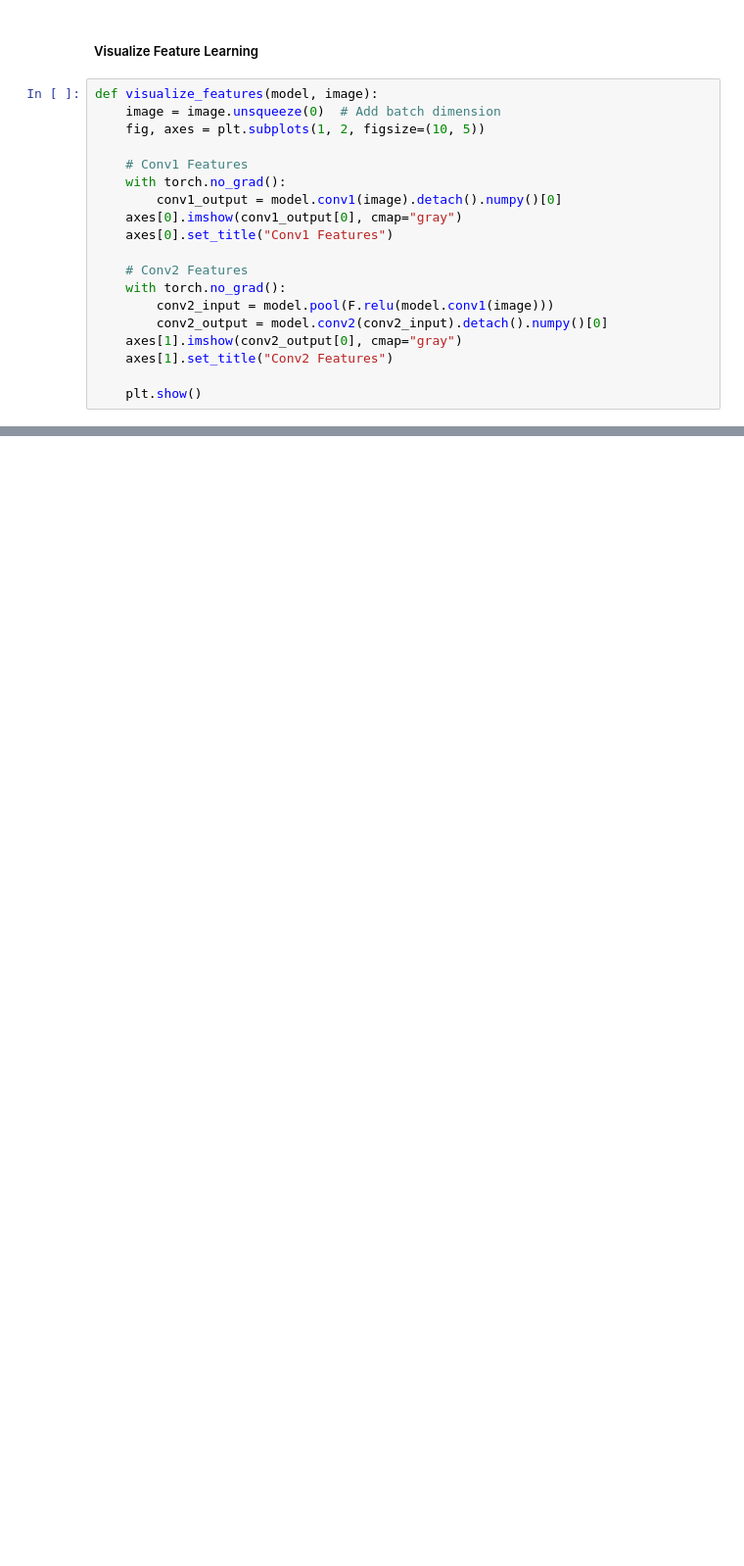
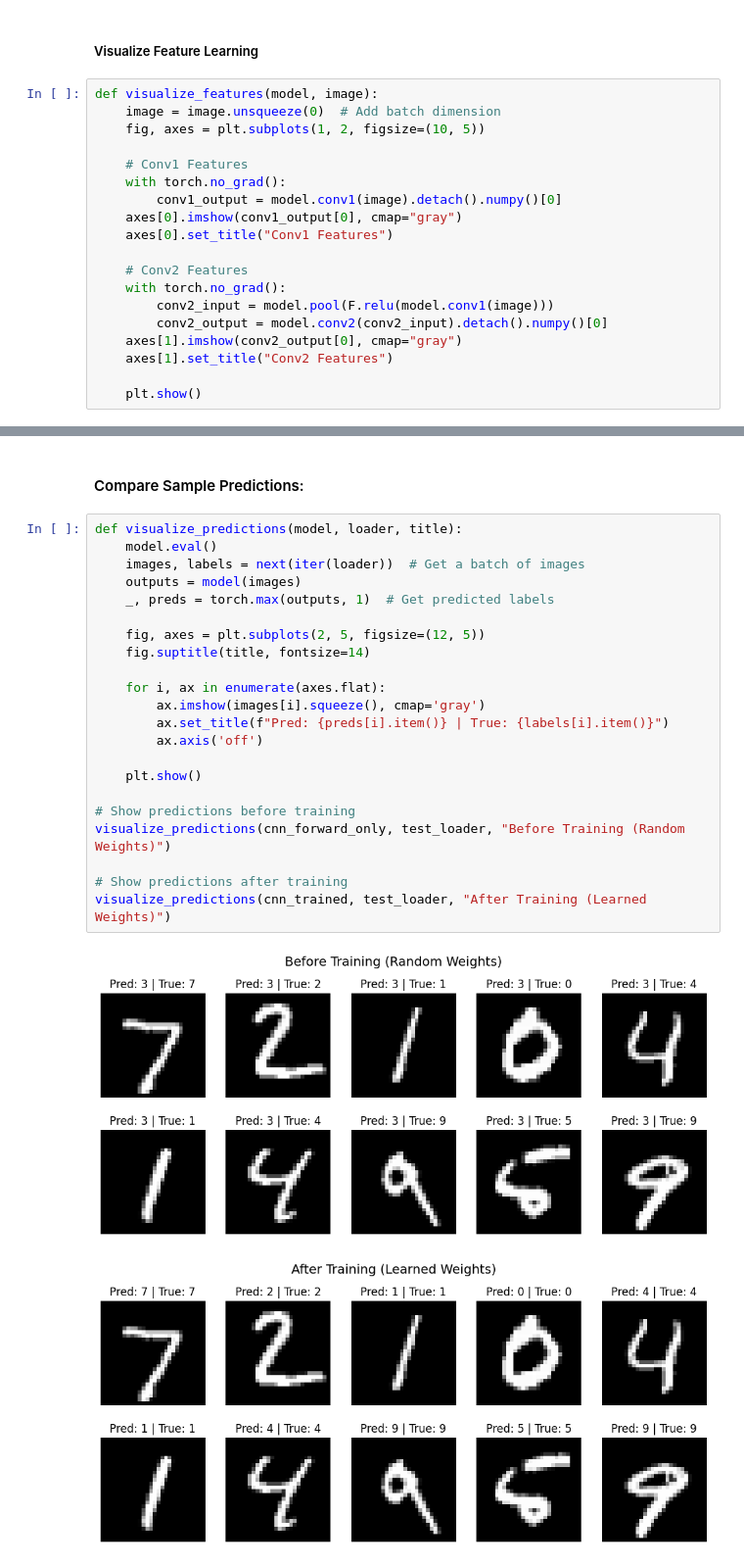
Before and after one commit to kewserseid/Neural-Network-Propagation, a Jupyter notebook: notebooks/cnn_forward_vs_backprop.ipynb, the cells around one changed output, grey strips where cells are left out. Shown: that part at 98% size. Drawn from its saved outputs; the diff is of its cells as text; blank space fills up the shorter version.

```diff
--- a/notebooks/cnn_forward_vs_backprop.ipynb
+++ b/notebooks/cnn_forward_vs_backprop.ipynb
@@ -192,0 +200,27 @@ visualize_features(cnn_trained, sample_image)  # After Training
+# %% [markdown]
+#### Compare Sample Predictions:
+# %%
+def visualize_predictions(model, loader, title):
+    model.eval()
+    images, labels = next(iter(loader))  # Get a batch of images
+    outputs = model(images)
+    _, preds = torch.max(outputs, 1)  # Get predicted labels
+
+    fig, axes = plt.subplots(2, 5, figsize=(12, 5))
+    fig.suptitle(title, fontsize=14)
+
+    for i, ax in enumerate(axes.flat):
+        ax.imshow(images[i].squeeze(), cmap='gray')
+        ax.set_title(f"Pred: {preds[i].item()} | True: {labels[i].item()}")
+        ax.axis('off')
+
+    plt.show()
+
+# Show predictions before training
+visualize_predictions(cnn_forward_only, test_loader, "Before Training (Random Weights)")
+
+# Show predictions after training
+visualize_predictions(cnn_trained, test_loader, "After Training (Learned Weights)")
+# %% [output]
+[figure, added]
+[figure, added]
```
Also changed, not shown: parts of 12 cells of this notebook.
